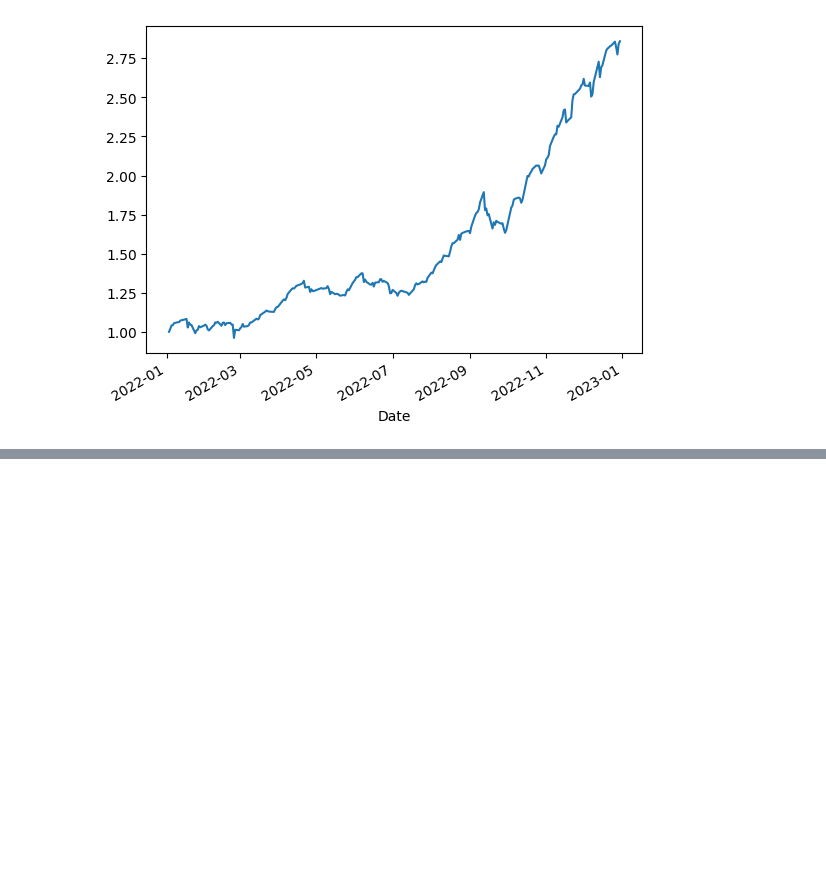
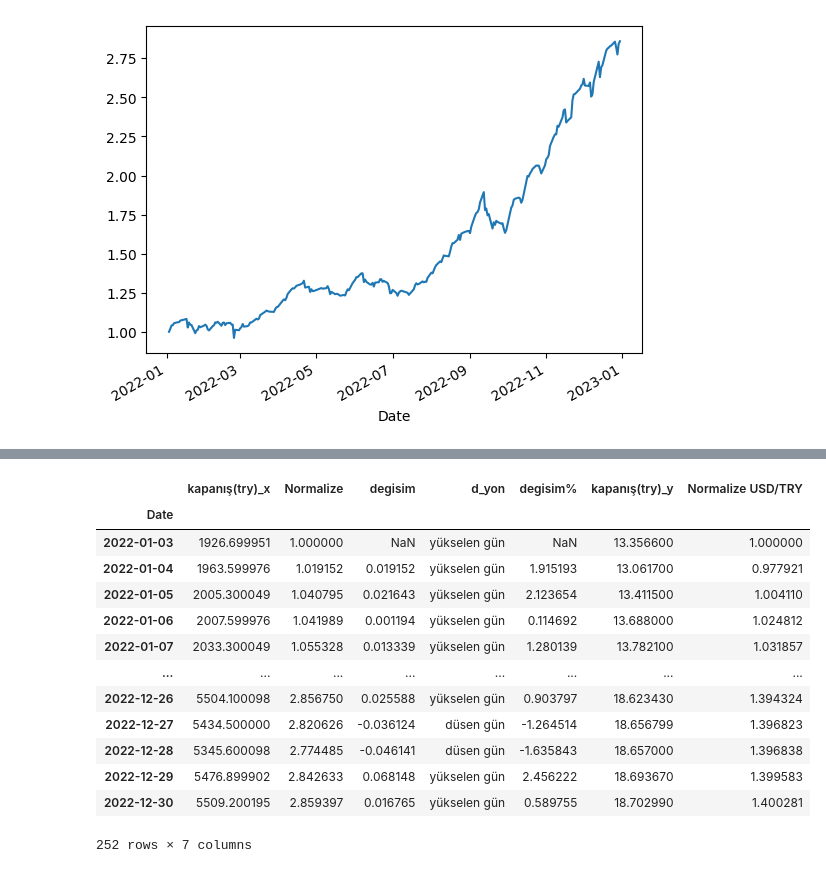
Before and after one commit to SefiyeArican/BIST100-2022-Analysis-with-Python, a Jupyter notebook: DersNotları.ipynb, the cells around one changed output, grey strips where cells are left out. Drawn from its saved outputs; the diff is of its cells as text; code cells hidden in the pictures; blank space fills up the shorter version.

```diff
--- a/DersNotları.ipynb
+++ b/DersNotları.ipynb
@@ -171,2 +183,4 @@ px.line(B100, y="Normalize",
 # %% [output]
 [interactive output not drawn]
+# %%
+B100["degisim"]=B100["Normalize"].diff(1)
@@ -172,0 +192,3 @@ px.line(B100, y="Normalize",
+# %%
+B100["d_yon"]=B100["degisim"].map(lambda x : "düsen gün" if x <0 else "yükselen gün")
+B100
@@ -172,0 +214,3 @@ px.line(B100, y="Normalize",
+# %%
+B100["degisim%"]=(B100["degisim"]/B100["Normalize"].shift(1))*100
+B100
@@ -172,0 +261,5 @@ px.line(B100, y="Normalize",
+# %%
+Kur=yf.download('TRY=X', start='2022-01-01', end="2022-12-31")
+Kur=Kur[['Adj Close']]
+Kur.columns=["kapanış(try)"]
+Kur["Normalize USD/TRY"]=Kur["kapanış(try)"]/Kur.iloc[0,0]
@@ -172,0 +272,18 @@ px.line(B100, y="Normalize",
+# %%
+B100K=B100.merge(Kur, left_index=True, right_index=True)
+B100K
+# %% [output]
+|  | kapanış(try)_x | Normalize | degisim | d_yon | degisim% | kapanış(try)_y | Normalize USD/TRY |
+| Date |  |  |  |  |  |  |  |
+| 2022-01-03 | 1926.699951 | 1.000000 | NaN | yükselen gün | NaN | 13.356600 | 1.000000 |
+| 2022-01-04 | 1963.599976 | 1.019152 | 0.019152 | yükselen gün | 1.915193 | 13.061700 | 0.977921 |
+| 2022-01-05 | 2005.300049 | 1.040795 | 0.021643 | yükselen gün | 2.123654 | 13.411500 | 1.004110 |
+| 2022-01-06 | 2007.599976 | 1.041989 | 0.001194 | yükselen gün | 0.114692 | 13.688000 | 1.024812 |
+| 2022-01-07 | 2033.300049 | 1.055328 | 0.013339 | yükselen gün | 1.280139 | 13.782100 | 1.031857 |
+| ... | ... | ... | ... | ... | ... | ... | ... |
+| 2022-12-26 | 5504.100098 | 2.856750 | 0.025588 | yükselen gün | 0.903797 | 18.623430 | 1.394324 |
+| 2022-12-27 | 5434.500000 | 2.820626 | -0.036124 | düsen gün | -1.264514 | 18.656799 | 1.396823 |
+| 2022-12-28 | 5345.600098 | 2.774485 | -0.046141 | düsen gün | -1.635843 | 18.657000 | 1.396838 |
+| 2022-12-29 | 5476.899902 | 2.842633 | 0.068148 | yükselen gün | 2.456222 | 18.693670 | 1.399583 |
+| 2022-12-30 | 5509.200195 | 2.859397 | 0.016765 | yükselen gün | 0.589755 | 18.702990 | 1.400281 |
+252 rows × 7 columns
```
Also changed, not shown: parts of 17 cells of this notebook.
